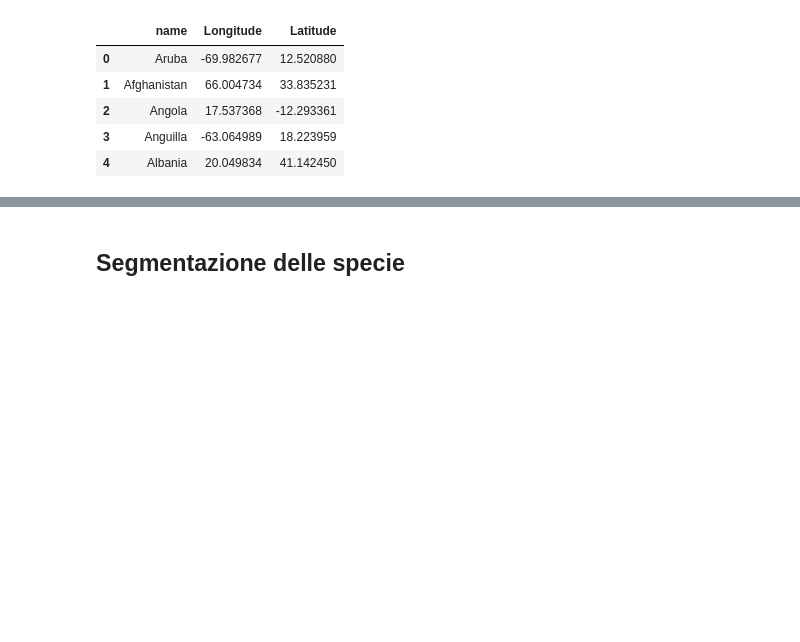
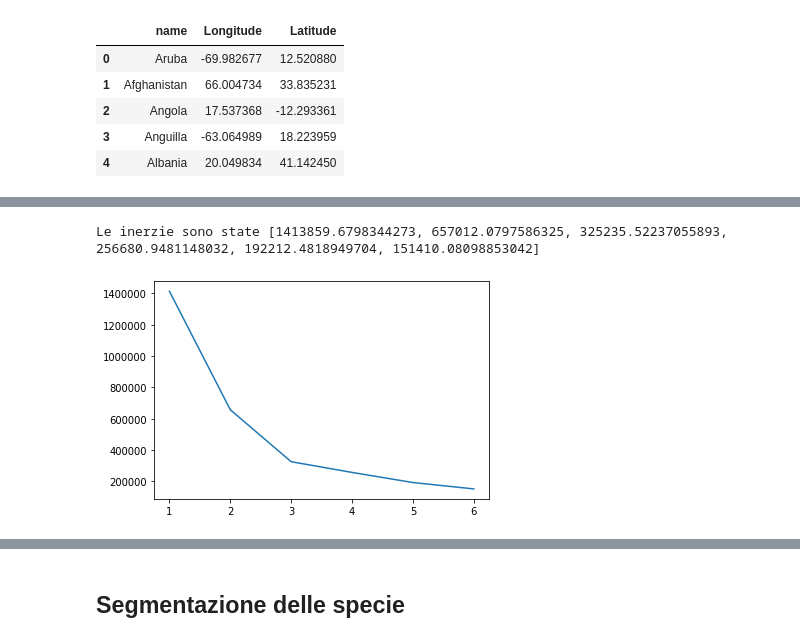
Before and after one commit to soldanoale/DataScience-HEP, a Jupyter notebook: Lezioni/Lezione 5.B - Esercizi.ipynb, the cells around one changed output, grey strips where cells are left out. Drawn from its saved outputs; the diff is of its cells as text; code cells hidden in the pictures; blank space fills up the shorter version.

```diff
--- a/Lezioni/Lezione 5.B - Esercizi.ipynb
+++ b/Lezioni/Lezione 5.B - Esercizi.ipynb
@@ -26,0 +36,15 @@ data.head()
+# %%
+wcss = []
+nums = [1, 2, 3, 4, 5, 6]
+
+for k in nums:
+    kmeans = KMeans(k)
+    kmeans.fit(data[['Longitude', 'Latitude']])
+    wcss.append(kmeans.inertia_)
+
+print ("Le inerzie sono state %s" % wcss)
+plt.plot(nums, wcss)
+plt.show()
+# %% [output]
+Le inerzie sono state [1413859.6798344273, 657012.0797586325, 325235.52237055893, 256680.9481148032, 192212.4818949704, 151410.08098853042]
+[figure, added]
```
Also changed, not shown: parts of 5 cells of this notebook, 1 other file.
